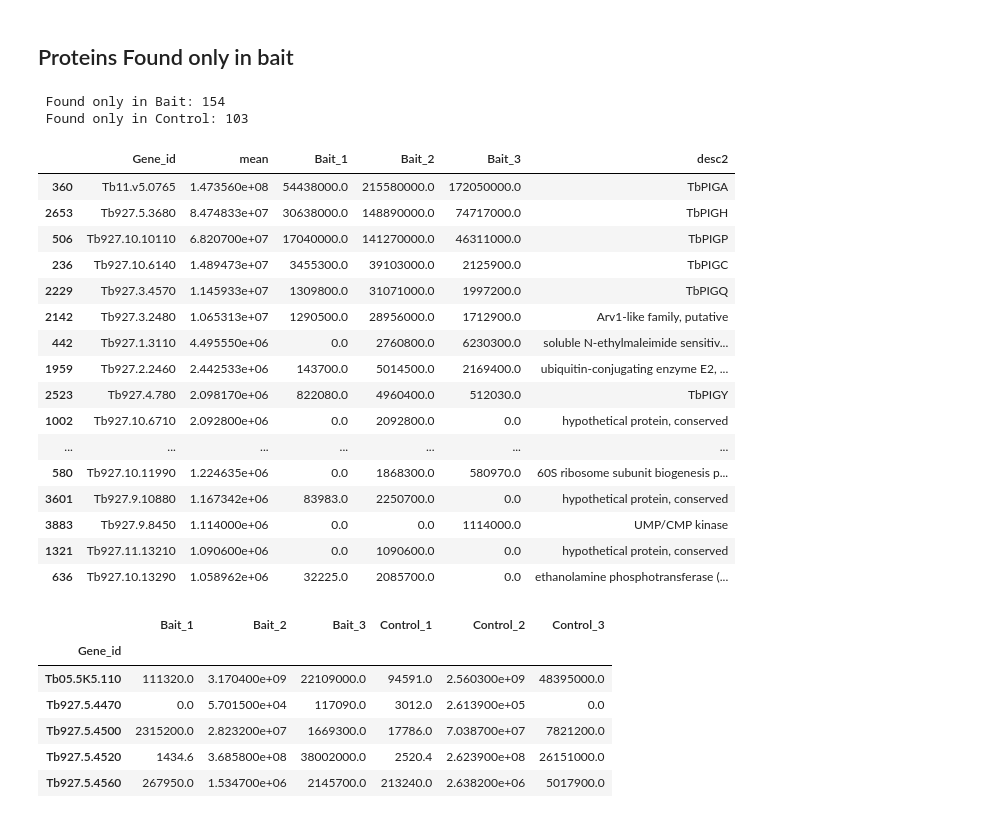
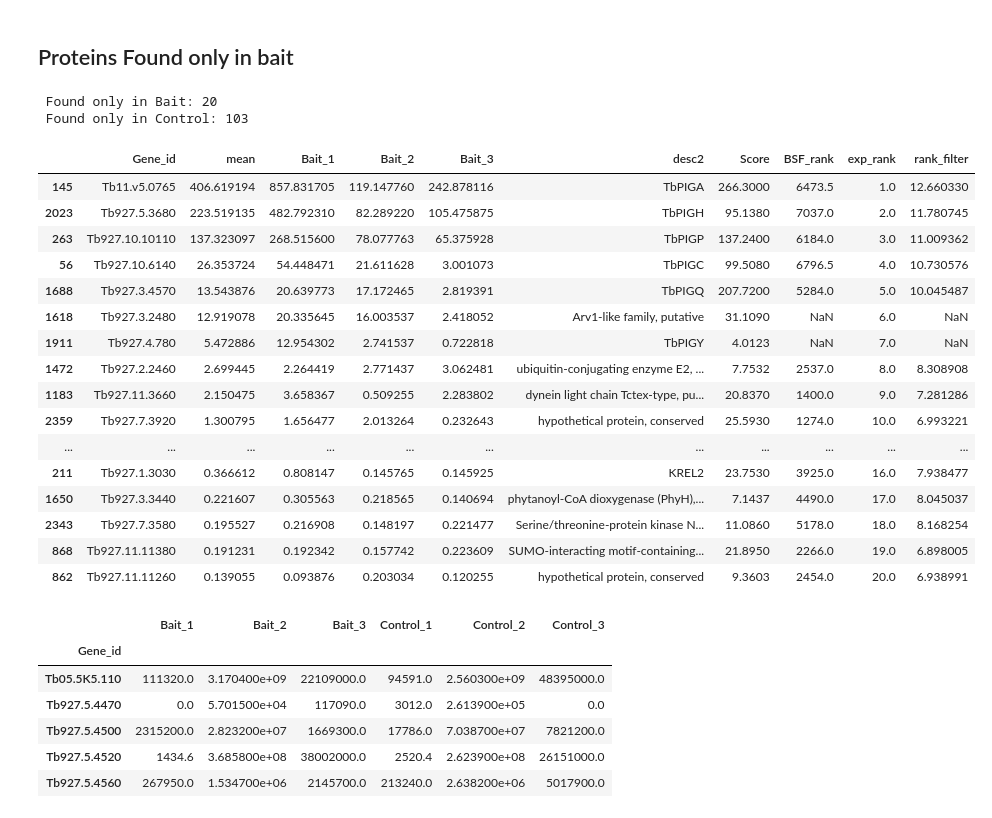
Before and after one commit to mtinti/TbGPI3, a Jupyter notebook: analysis_def.ipynb, the cells around one changed output. Drawn from its saved outputs; the diff is of its cells as text; code cells hidden in the pictures.

```diff
--- a/analysis_def.ipynb
+++ b/analysis_def.ipynb
@@ -59,3 +167,5 @@ tot  876  entries removed
+# %%
+df=df.merge(aboundance_df,left_on='Gene_id',right_on='Gene ID',how='left')
 # %%
 KnownComponents={
 'Tb11.v5.0765': 'TbPIGA',
@@ -67,5 +177,6 @@ KnownComponents={
 'Tb927.10.4610': 'DPM1',
 'Tb927.9.6440': 'DPM2'}
 # %%
-df['desc2'] = [ KnownComponents[g] if g in KnownComponents else d  for g,d in zip(df['Gene_id'],df['desc'])]
+df['desc2'] = [ KnownComponents[g] if g in KnownComponents else d
+               for g,d in zip(df['Gene_id'],df['desc'])]
 # %%
@@ -129,3 +242,26 @@ plt.savefig(os.path.join(TXT_PATH, 'value_distribution.png'))
 plt.show()
 # %% [output]
 [figure]
+# %%
+normed_df = selection.copy()
+normed_df[['Bait_1','Bait_2','Bait_3']] = normed_df[['Bait_1','Bait_2','Bait_3']].replace(0,np.nan)
+normed_df[['Bait_1','Bait_2','Bait_3']] = normed_df[['Bait_1','Bait_2','Bait_3']]/normed_df[['Bait_1','Bait_2','Bait_3']].median()
+
+normed_df[['Control_1','Control_2','Control_3']] = normed_df[['Control_1','Control_2','Control_3']].replace(0,np.nan)
+normed_df[['Control_1','Control_2','Control_3']] = normed_df[['Control_1','Control_2','Control_3']]/normed_df[['Control_1','Control_2','Control_3']].median()
+
+
+fig,axes=plt.subplots(ncols=2,nrows=1,figsize=(14,4))
+
+np.log10(normed_df.replace(0,np.nan)).plot(
+    kind='kde', color=palette, alpha=0.5,ax=axes[0])
+axes[0].legend(loc='center left', bbox_to_anchor=(0.7, 0.5))
+axes[0].set_title('Value Distribution')
+axes[0].set_xlabel('Log10 Intensity')
+
+sns.boxplot(data =np.log10(normed_df.replace(0,np.nan)),
+            showfliers=False,palette=palette,ax=axes[1])
+plt.title('Value Distribution')
+plt.xlabel('Log10 Intensity')
+plt.savefig(os.path.join(TXT_PATH, 'value_distribution.png'))
+plt.show()
@@ -149,35 +287,39 @@ plt.show()
 # %%
 bait_nan = selection[['Bait_1','Bait_2','Bait_3']].replace(0,np.nan).isna().sum(axis=1)
 control_nan  = selection[['Control_1','Control_2','Control_3']].replace(0,np.nan).isna().sum(axis=1)
-only_bait = selection[(bait_nan<3) & (control_nan==3)]
+only_bait = selection[(bait_nan==0) & (control_nan==3)]
 only_control = selection[(bait_nan==3) & (control_nan<3)]
 print(' Found only in Bait:',only_bait.shape[0],'\n',
       'Found only in Control:',only_control.shape[0])
 # %% [output]
- Found only in Bait: 154
+ Found only in Bait: 20
  Found only in Control: 103
 # %%
-only_bait['mean']=selection[['Bait_1','Bait_2','Bait_3']].replace(0,np.nan).mean(axis=1)
+#selection[['Bait_1','Bait_2','Bait_3']] = selection[['Bait_1','Bait_2','Bait_3']].replace(0,np.nan)
+#selection[['Bait_1','Bait_2','Bait_3']] = selection[['Bait_1','Bait_2','Bait_3']]/selection[['Bait_1','Bait_2','Bait_3']].median()
+only_bait['mean']=normed_df[['Bait_1','Bait_2','Bait_3']].replace(0,np.nan).mean(axis=1)
 to_look = only_bait.sort_values('mean', ascending=False).index.values
 temp = df.loc[to_look]
-temp=temp.join(selection[['Bait_1','Bait_2','Bait_3']])
+temp=temp.join(normed_df[['Bait_1','Bait_2','Bait_3']])
 temp['mean']=temp[['Bait_1','Bait_2','Bait_3']].replace(0,np.nan).mean(axis=1,skipna=True)
-temp[['Gene_id','mean','Bait_1','Bait_2','Bait_3','desc2']].head(20)
+temp['exp_rank']=temp['mean'].rank(ascending=False)
+temp['rank_filter']=np.log2(temp['BSF_rank']/temp['exp_rank'])
+temp[['Gene_id','mean','Bait_1','Bait_2','Bait_3','desc2','Score','BSF_rank','exp_rank','rank_filter']].head(20)
 # %% [output]
-|  | Gene_id | mean | Bait_1 | Bait_2 | Bait_3 | desc2 |
-| 360 | Tb11.v5.0765 | 1.473560e+08 | 54438000.0 | 215580000.0 | 172050000.0 | TbPIGA |
-| 2653 | Tb927.5.3680 | 8.474833e+07 | 30638000.0 | 148890000.0 | 74717000.0 | TbPIGH |
-| 506 | Tb927.10.10110 | 6.820700e+07 | 17040000.0 | 141270000.0 | 46311000.0 | TbPIGP |
-| 236 | Tb927.10.6140 | 1.489473e+07 | 3455300.0 | 39103000.0 | 2125900.0 | TbPIGC |
-| 2229 | Tb927.3.4570 | 1.145933e+07 | 1309800.0 | 31071000.0 | 1997200.0 | TbPIGQ |
-| 2142 | Tb927.3.2480 | 1.065313e+07 | 1290500.0 | 28956000.0 | 1712900.0 | Arv1-like family, putative |
-| 442 | Tb927.1.3110 | 4.495550e+06 | 0.0 | 2760800.0 | 6230300.0 | soluble N-ethylmaleimide sensitiv... |
-| 1959 | Tb927.2.2460 | 2.442533e+06 | 143700.0 | 5014500.0 | 2169400.0 | ubiquitin-conjugating enzyme E2, ... |
-| 2523 | Tb927.4.780 | 2.098170e+06 | 822080.0 | 4960400.0 | 512030.0 | TbPIGY |
-| 1002 | Tb927.10.6710 | 2.092800e+06 | 0.0 | 2092800.0 | 0.0 | hypothetical protein, conserved |
-| ... | ... | ... | ... | ... | ... | ... |
-| 580 | Tb927.10.11990 | 1.224635e+06 | 0.0 | 1868300.0 | 580970.0 | 60S ribosome subunit biogenesis p... |
-| 3601 | Tb927.9.10880 | 1.167342e+06 | 83983.0 | 2250700.0 | 0.0 | hypothetical protein, conserved |
-| 3883 | Tb927.9.8450 | 1.114000e+06 | 0.0 | 0.0 | 1114000.0 | UMP/CMP kinase |
-| 1321 | Tb927.11.13210 | 1.090600e+06 | 0.0 | 1090600.0 | 0.0 | hypothetical protein, conserved |
-| 636 | Tb927.10.13290 | 1.058962e+06 | 32225.0 | 2085700.0 | 0.0 | ethanolamine phosphotransferase (... |
+|  | Gene_id | mean | Bait_1 | Bait_2 | Bait_3 | desc2 | Score | BSF_rank | exp_rank | rank_filter |
+| 145 | Tb11.v5.0765 | 406.619194 | 857.831705 | 119.147760 | 242.878116 | TbPIGA | 266.3000 | 6473.5 | 1.0 | 12.660330 |
+| 2023 | Tb927.5.3680 | 223.519135 | 482.792310 | 82.289220 | 105.475875 | TbPIGH | 95.1380 | 7037.0 | 2.0 | 11.780745 |
+| 263 | Tb927.10.10110 | 137.323097 | 268.515600 | 78.077763 | 65.375928 | TbPIGP | 137.2400 | 6184.0 | 3.0 | 11.009362 |
+| 56 | Tb927.10.6140 | 26.353724 | 54.448471 | 21.611628 | 3.001073 | TbPIGC | 99.5080 | 6796.5 | 4.0 | 10.730576 |
+| 1688 | Tb927.3.4570 | 13.543876 | 20.639773 | 17.172465 | 2.819391 | TbPIGQ | 207.7200 | 5284.0 | 5.0 | 10.045487 |
+| 1618 | Tb927.3.2480 | 12.919078 | 20.335645 | 16.003537 | 2.418052 | Arv1-like family, putative | 31.1090 | NaN | 6.0 | NaN |
+| 1911 | Tb927.4.780 | 5.472886 | 12.954302 | 2.741537 | 0.722818 | TbPIGY | 4.0123 | NaN | 7.0 | NaN |
+| 1472 | Tb927.2.2460 | 2.699445 | 2.264419 | 2.771437 | 3.062481 | ubiquitin-conjugating enzyme E2, ... | 7.7532 | 2537.0 | 8.0 | 8.308908 |
+| 1183 | Tb927.11.3660 | 2.150475 | 3.658367 | 0.509255 | 2.283802 | dynein light chain Tctex-type, pu... | 20.8370 | 1400.0 | 9.0 | 7.281286 |
+| 2359 | Tb927.7.3920 | 1.300795 | 1.656477 | 2.013264 | 0.232643 | hypothetical protein, conserved | 25.5930 | 1274.0 | 10.0 | 6.993221 |
+| ... | ... | ... | ... | ... | ... | ... | ... | ... | ... | ... |
+| 211 | Tb927.1.3030 | 0.366612 | 0.808147 | 0.145765 | 0.145925 | KREL2 | 23.7530 | 3925.0 | 16.0 | 7.938477 |
+| 1650 | Tb927.3.3440 | 0.221607 | 0.305563 | 0.218565 | 0.140694 | phytanoyl-CoA dioxygenase (PhyH),... | 7.1437 | 4490.0 | 17.0 | 8.045037 |
+| 2343 | Tb927.7.3580 | 0.195527 | 0.216908 | 0.148197 | 0.221477 | Serine/threonine-protein kinase N... | 11.0860 | 5178.0 | 18.0 | 8.168254 |
+| 868 | Tb927.11.11380 | 0.191231 | 0.192342 | 0.157742 | 0.223609 | SUMO-interacting motif-containing... | 21.8950 | 2266.0 | 19.0 | 6.898005 |
+| 862 | Tb927.11.11260 | 0.139055 | 0.093876 | 0.203034 | 0.120255 | hypothetical protein, conserved | 9.3603 | 2454.0 | 20.0 | 6.938991 |
```
Also changed, not shown: parts of 19 cells of this notebook, 12 other files.
